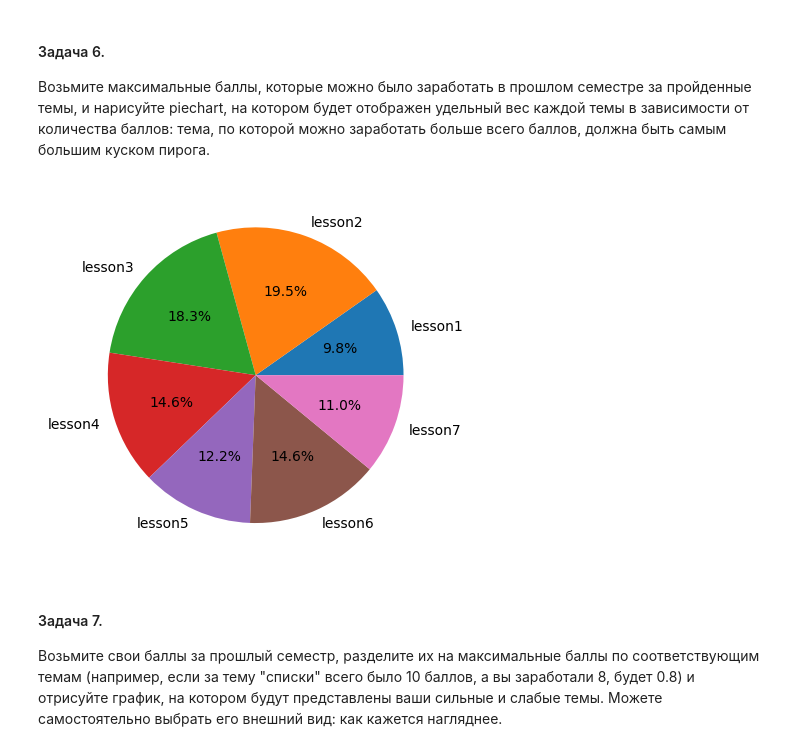
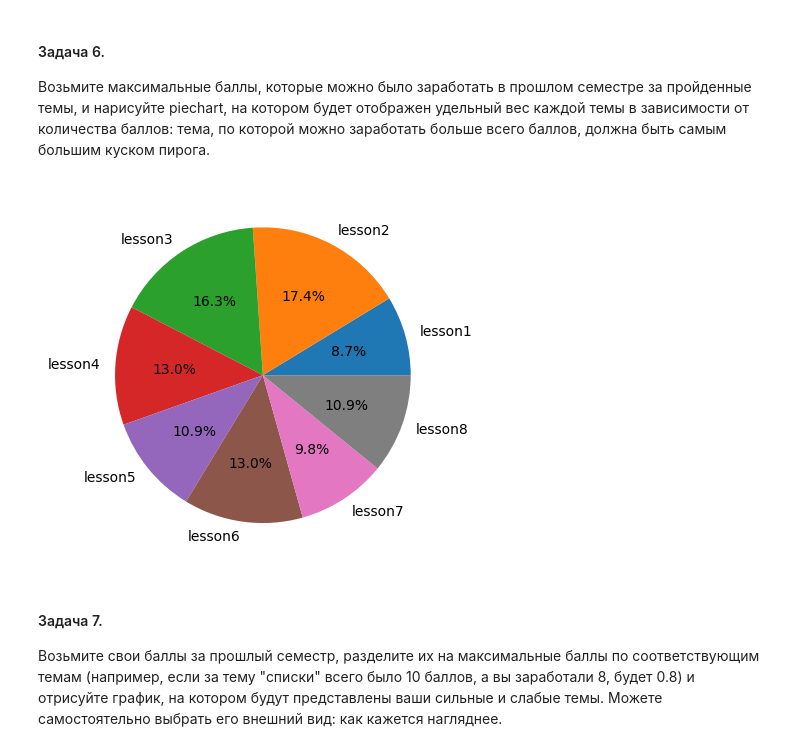
Before and after one commit to wallflower-k/bac22-26, a Jupyter notebook: term06/BASE/05-Matplotlib/sem05.ipynb, the cells around one changed output. Drawn from its saved outputs; the diff is of its cells as text; code cells hidden in the pictures.

```diff
--- a/term06/BASE/05-Matplotlib/sem05.ipynb
+++ b/term06/BASE/05-Matplotlib/sem05.ipynb
@@ -88,17 +89,17 @@ interactive(children=(IntSlider(value=1, description='k', max=6, min=1), IntSlid
 
 Возьмите максимальные баллы, которые можно было заработать в прошлом семестре за пройденные темы, и нарисуйте piechart, на котором будет отображен удельный вес каждой темы в зависимости от количества баллов: тема, по которой можно заработать больше всего баллов, должна быть самым большим куском пирога.
 # %%
-points = {'lesson1': 8, 'lesson2': 16, 'lesson3': 15, 'lesson4': 12, 'lesson5': 10, 'lesson6': 12, 'lesson7': 9}
+points = {'lesson1': 8, 'lesson2': 16, 'lesson3': 15, 'lesson4': 12, 'lesson5': 10, 'lesson6': 12, 'lesson7': 9, 'lesson8': 10}
 lesson = []
 point0 = []
 for x, y in points.items():
     lesson.append(x)
     point0.append(y)
 fig, ax = plt.subplots()
 ax.pie(point0, labels=lesson, autopct='%1.1f%%')
 plt.show()
 # %% [output]
-[figure, old version]
+[figure, new version]
 # %% [markdown]
 #### Задача 7.
 
```
Also changed, not shown: parts of 4 cells of this notebook, 1 other file.
